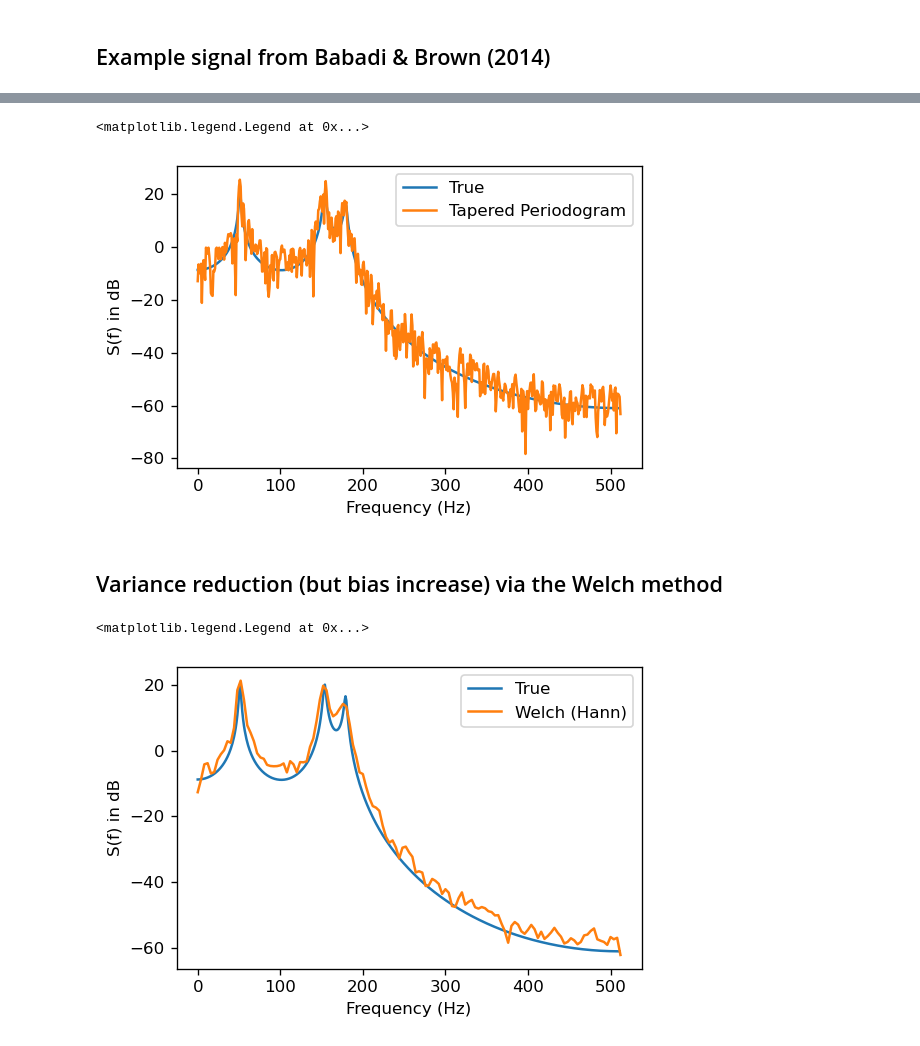
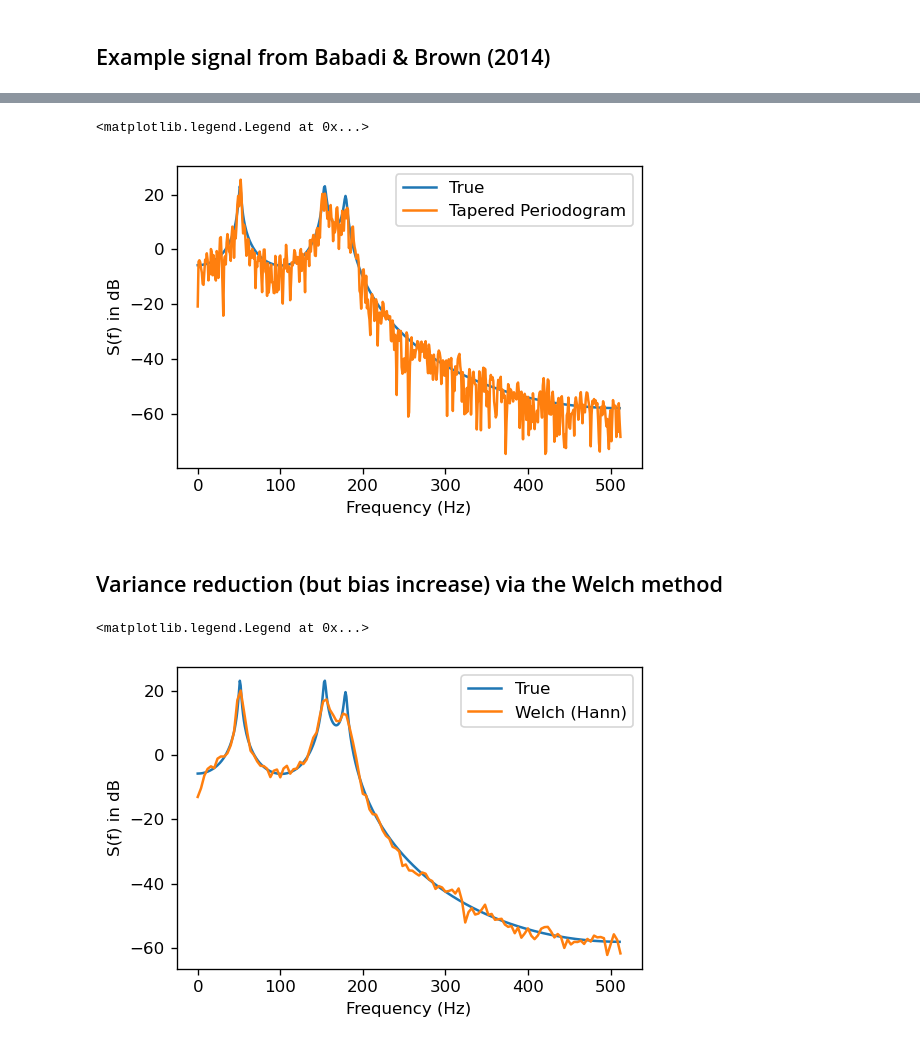
Before and after one commit to haribharadwaj/notebooks, a Jupyter notebook: BME511/SpectrumEstimation.ipynb, the cells around one changed output, grey strips where cells are left out. Cells and saved outputs as stored; diff of their text form; code cells hidden in the pictures.

```diff
--- a/BME511/SpectrumEstimation.ipynb
+++ b/BME511/SpectrumEstimation.ipynb
@@ -108,23 +117,23 @@ pl.plot(x)
 # %%
 h_ar = np.asarray([1, -3.9515, 7.8885, -9.734, 7.7435, -3.8078, 0.9472])
 Nfft = N
 H = np.fft.fft(h_ar, n=Nfft)
 f = np.arange(0, Nfft) * fs/Nfft
 H = H[f < fs/2]
 f = f[f < fs/2]
-S_true = 1 / (np.abs(H) ** 2) / Nfft
+S_true =  2 * 1 / (np.abs(H) ** 2) / Nfft
 
 pl.plot(f, 10*np.log10(S_true))
 
 # Tapered periodogram
 f, S_periodogram = signal.periodogram(x, window='hann', fs=fs)
 pl.plot(f, 10*np.log10(S_periodogram))
 pl.xlabel('Frequency (Hz)')
 pl.ylabel('S(f) in dB')
 pl.legend(('True', 'Tapered Periodogram'))
 # %% [output]
 <matplotlib.legend.Legend at 0x...>
-[figure, old version]
+[figure, new version]
 # %% [markdown]
 ## Variance reduction (but bias increase) via the Welch method
 # %%
@@ -134,7 +143,7 @@ H = np.fft.fft(h_ar, n=Nfft)
 f = np.arange(0, Nfft) * fs/Nfft
 H = H[f < fs/2]
 f = f[f < fs/2]
-S_true = 1 / (np.abs(H) ** 2) / Nfft
+S_true = 2 * 1 / (np.abs(H) ** 2) / Nfft
 
 pl.plot(f, 10*np.log10(S_true))
 f, S_welch = signal.welch(x, window='hann', nperseg=N/4, fs=fs)
@@ -144,4 +153,4 @@ pl.ylabel('S(f) in dB')
 pl.legend(('True', 'Welch (Hann)'))
 # %% [output]
 <matplotlib.legend.Legend at 0x...>
-[figure, old version]
+[figure, new version]
```
Also changed, not shown: parts of 4 cells of this notebook, 1 other file.
